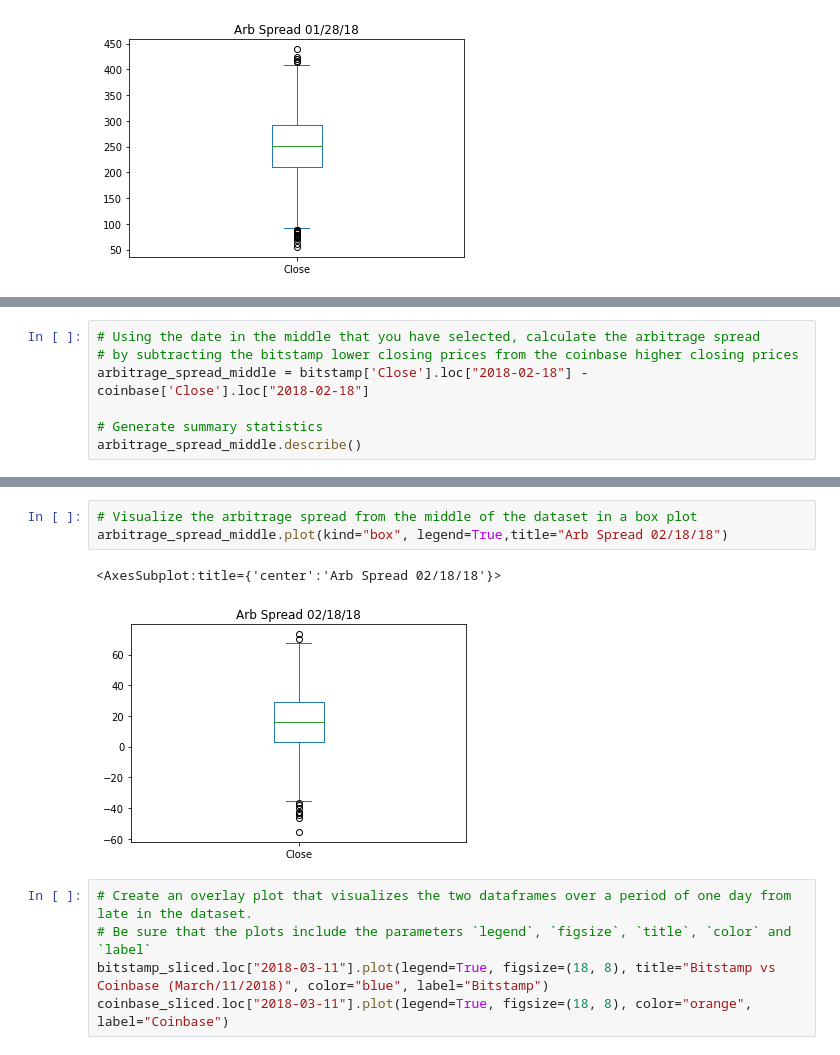
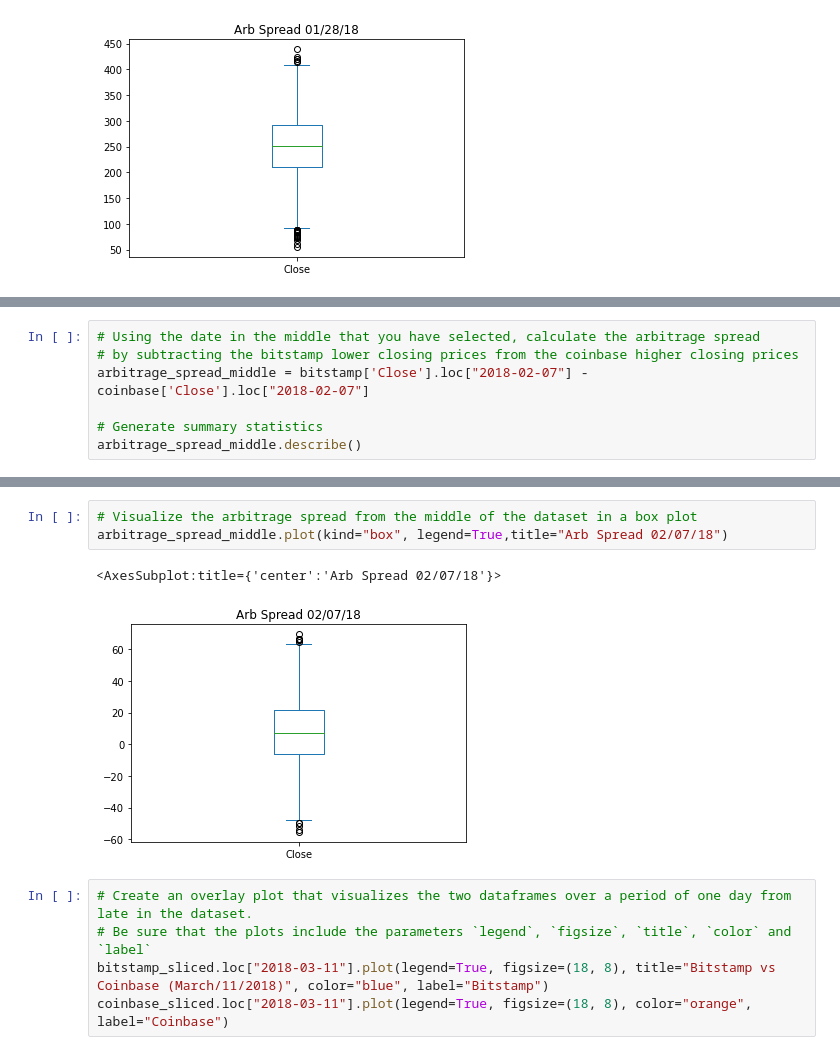
Before and after one commit to Rossjerry/Challenge-3, a Jupyter notebook: crypto_arbitrage.ipynb, the cells around one changed output, grey strips where cells are left out. Saved outputs shown, nothing was run; the diff lists cells and outputs as text.

```diff
--- a/crypto_arbitrage.ipynb
+++ b/crypto_arbitrage.ipynb
@@ -425,7 +431,7 @@ coinbase_sliced.loc["2018-02-18"].plot(legend=True, figsize=(18, 8), color="oran
 # %%
 # Using the date in the middle that you have selected, calculate the arbitrage spread
 # by subtracting the bitstamp lower closing prices from the coinbase higher closing prices
-arbitrage_spread_middle = bitstamp['Close'].loc["2018-02-18"] - coinbase['Close'].loc["2018-02-18"]
+arbitrage_spread_middle = bitstamp['Close'].loc["2018-02-07"] - coinbase['Close'].loc["2018-02-07"]
 
 # Generate summary statistics
 arbitrage_spread_middle.describe()
@@ -441,10 +447,10 @@ max        73.230000
 Name: Close, dtype: float64
 # %%
 # Visualize the arbitrage spread from the middle of the dataset in a box plot
-arbitrage_spread_middle.plot(kind="box", legend=True,title="Arb Spread 02/18/18")
+arbitrage_spread_middle.plot(kind="box", legend=True,title="Arb Spread 02/07/18")
 # %% [output]
-<AxesSubplot:title={'center':'Arb Spread 02/18/18'}>
+<AxesSubplot:title={'center':'Arb Spread 02/07/18'}>
-[figure, old version]
+[figure, new version]
 # %%
 # Create an overlay plot that visualizes the two dataframes over a period of one day from late in the dataset.
 # Be sure that the plots include the parameters `legend`, `figsize`, `title`, `color` and `label`
```
Also changed, not shown: parts of 34 cells of this notebook.
